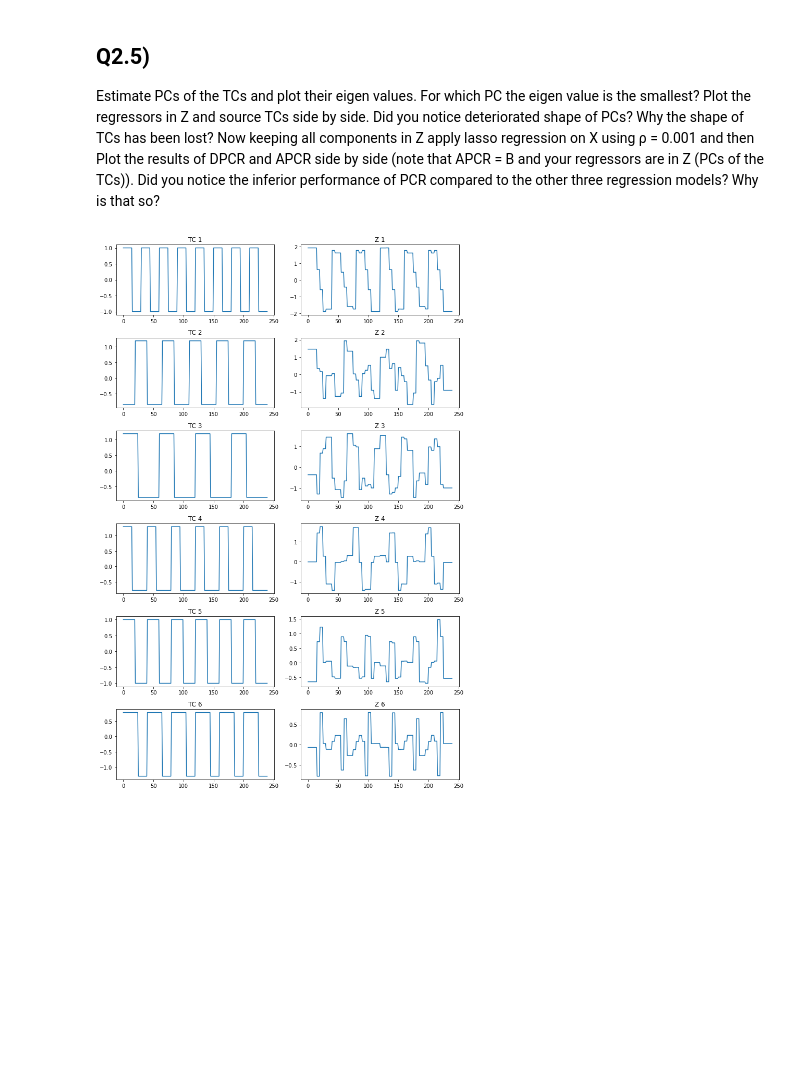
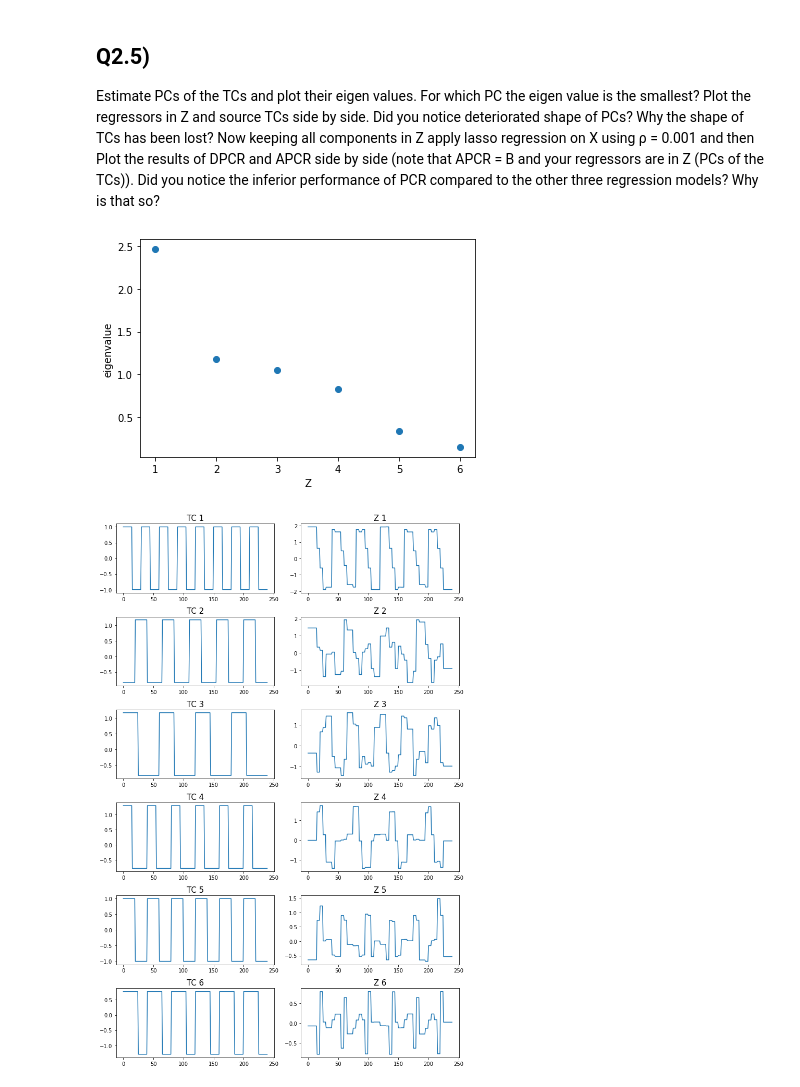
Before and after one commit to tzhern/MAST30034-Assignment-1, a Jupyter notebook: assignment1.ipynb, the cells around one changed output. Saved outputs shown, nothing was run; the diff lists cells and outputs as text; code cells hidden in the pictures; blank space fills up the shorter version.

```diff
--- a/assignment1.ipynb
+++ b/assignment1.ipynb
@@ -236,6 +231,7 @@ D = TC
 
 # Estimate lsr parameters
 A_lsr = inv(D.T @ D) @ D.T @ X
+A_lsr = np.abs(A_lsr)
 D_lsr = X @ A_lsr.T
 
 # Plot six retrieved sources using A_lsr and D_lsr side by side
@@ -403,10 +413,10 @@ for rho in rhos:  # try each rho
         gamma_t = np.random.normal(0, np.sqrt(var_t), size = (TC.shape[0], TC.shape[1]))  # generate noise
         np.random.seed(i + 14)
         gamma_s = np.random.normal(0, np.sqrt(var_s), size = (SM.shape[0], SM.shape[1]))  # generate noise
-        X = (TC + gamma_t) @ (SM + gamma_s)
-        X = scale(X) # standardize X
-        A_lr, D_lr = estimate_lr_params(TC=TC, rho=rho, X=X)
-        MSE += np.sum((X - D_lr @ A_lr)**2)/ (N * V)
+        X_new = (TC + gamma_t) @ (SM + gamma_s)
+        X_new = scale(X_new) # standardize X
+        A_lr, D_lr = estimate_lr_params(TC=TC, rho=rho, X=X_new)
+        MSE += np.sum((X_new - D_lr @ A_lr)**2)/ (N * V)
     MSE = MSE/10
     MSEs.append(MSE)
 
@@ -421,7 +431,9 @@ axs[1].scatter(x=rhos, y=MSEs)
 axs[1].set_title('Scatterplot of MSE average vs ρ (zoomed)')
 axs[1].set_xlabel('ρ')
 axs[1].set_ylabel('Average of MSE')
-axs[1].set_ylim([0, 10])
+axs[1].set_ylim([0, 2])
+
+axs[1].annotate(np.round(min(MSEs), 3), xy=(rhos[np.argmin(MSEs)],min(MSEs)), ha='right', va='top', fontsize=15)
 plt.savefig('plots/q2.3.png')
 plt.show()
 
@@ -478,34 +485,35 @@ plt.show()
 # %%
 # Plot side by side in form of 4 columns estimates of D and A for both RR and LR
-fig = plt.figure(figsize=(25, 25))
+fig = plt.figure(figsize=(30, 25))
 j = 0
 for i in range(6):
     # plot A_rr
     j+=1
     ax = fig.add_subplot(6, 4, j)
-    ax.set_title("A_rr " + str(i+1))
+    ax.set_title("A_rr " + str(i+1), fontsize=25)
     plt.imshow(A_rr[i].reshape(21, 21, order='F'), cmap='YlGn')
     plt.colorbar()
 
     # plot D_rr
     j+=1
     ax = fig.add_subplot(6, 4, j)
-    ax.set_title("D_rr " + str(i+1))
+    ax.set_title("D_rr " + str(i+1), fontsize=25)
     plt.plot(D_rr[:,i])
 
     # plot A_lr
     j+=1
     ax = fig.add_subplot(6, 4, j)
-    ax.set_title("A_lr " + str(i+1))
+    ax.set_title("A_lr " + str(i+1), fontsize=25)
     plt.imshow(A_lr[i,:].reshape(21, 21, order='F'), cmap='YlGn')
     plt.colorbar()
 
     # plot D_lr
     j+=1
     ax = fig.add_subplot(6, 4, j)
-    ax.set_title("D_lr " + str(i+1))
+    ax.set_title("D_lr " + str(i+1), fontsize=25)
     plt.plot(D_lr[:,i])
 
-plt.savefig('plots/q2.4c.png')
+plt.tight_layout()
+plt.savefig('plots/q2.4b.png')
 plt.show()
 # %% [output]
@@ -516,28 +524,36 @@ Estimate PCs of the TCs and plot their eigen values. For which PC the eigen valu
 # %%
 pca = PCA(n_components=6, svd_solver='full')
 Z = pca.fit_transform(D)
+
+eig_values = pca.explained_variance_
+plt.scatter(x=[1, 2, 3, 4, 5, 6], y=eig_values)
+plt.xlabel('Z')
+plt.ylabel('eigenvalue')
+plt.savefig('plots/q2.5a.png')
+plt.show()
 
 # Plot side by side in form of 4 columns estimates of D and A for both RR and LR
 fig = plt.figure(figsize=(10, 15))
 j = 0
 for i in range(6):
     # plot TC i
     j+=1
     ax = fig.add_subplot(6, 2, j)
-    ax.set_title("TC " + str(i+1))
+    ax.set_title("TC " + str(i+1), fontsize=15)
     plt.plot(TC[:,i])
 
     # plot Z i
     j+=1
     ax = fig.add_subplot(6, 2, j)
-    ax.set_title("Z " + str(i+1))
+    ax.set_title("Z " + str(i+1), fontsize=15)
     plt.plot(Z[:,i])
 
 plt.tight_layout()
-plt.savefig('plots/q2.5a.png')
+plt.savefig('plots/q2.5b.png')
 plt.show()
 # %% [output]
-[figure, old version]
+[figure, new version]
+[figure, added]
 # %%
 rho = 0.001
 A_pcr, D_pcr = estimate_lr_params(TC=Z, rho=rho, X=X)
```
Also changed, not shown: parts of 13 cells of this notebook, 15 other files.
